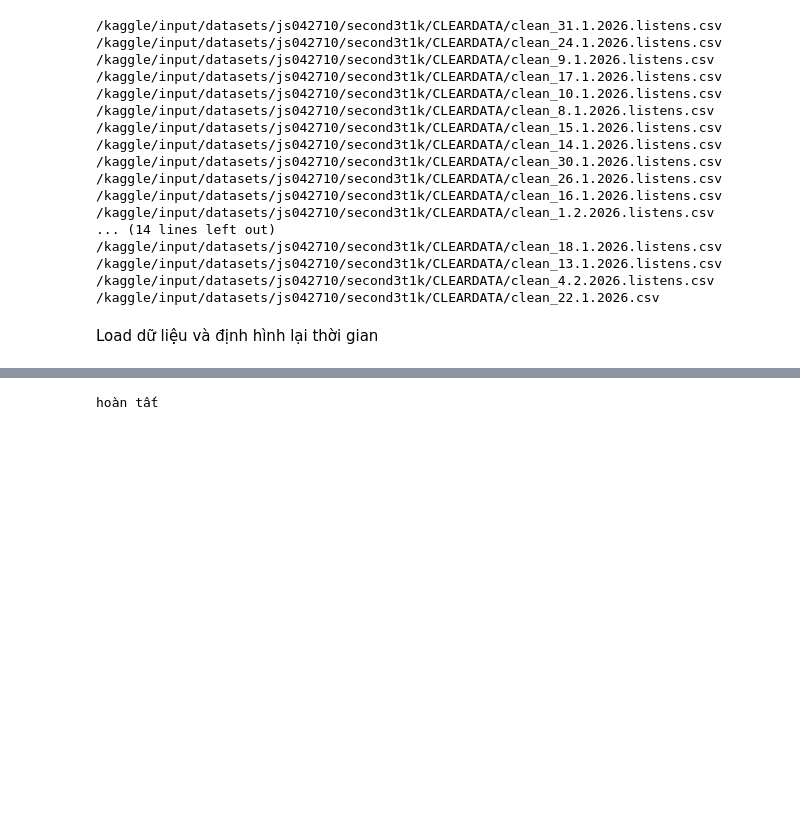
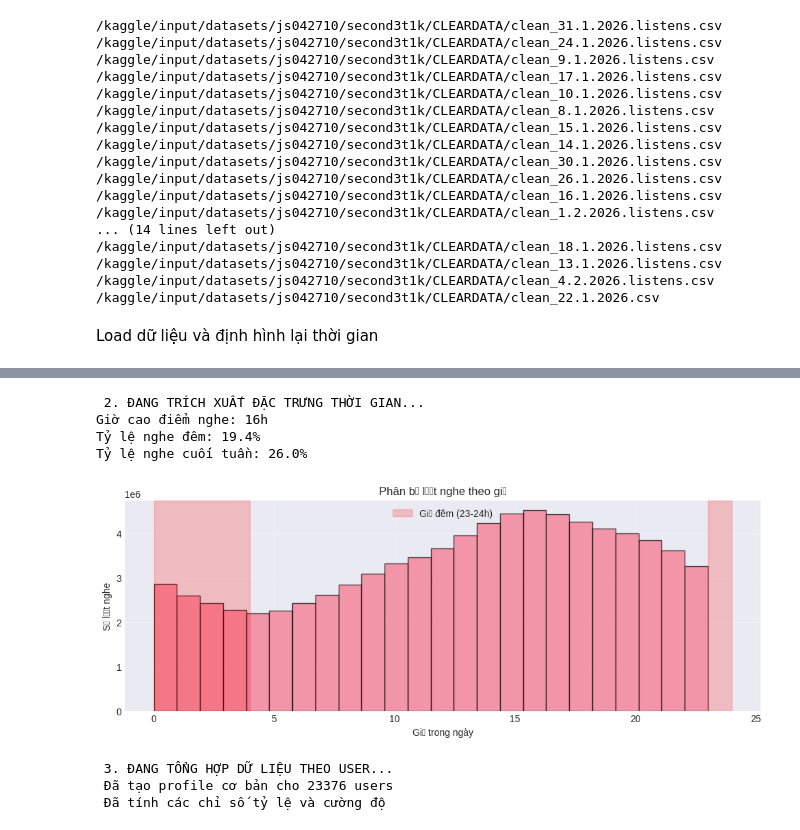
Before and after one commit to TimeSpalding/DataMining-, a Jupyter notebook: module1.ipynb, the cells around one changed output, grey strips where cells are left out. Cells and saved outputs as stored; diff of their text form; code cells hidden in the pictures; blank space fills up the shorter version.

```diff
--- a/module1.ipynb
+++ b/module1.ipynb
@@ -159,4 +115,62 @@ Name: count, dtype: int64
-# %%
-print("hoàn tất")
-# %% [output]
-hoàn tất
+# %%
+# FEATURE ENGINEERING - PHẦN 1 (ĐẶC TRƯNG THỜI GIAN)
+print("\n 2. ĐANG TRÍCH XUẤT ĐẶC TRƯNG THỜI GIAN...")
+
+# Trích xuất đặc trưng thời gian
+df_full['hour'] = df_full['timestamp'].dt.hour
+df_full['day_of_week'] = df_full['timestamp'].dt.dayofweek
+df_full['is_weekend'] = df_full['day_of_week'].isin([5, 6]).astype(int)
+df_full['is_night'] = df_full['hour'].apply(lambda x: 1 if (x >= 23 or x <= 4) else 0)
+
+# Thống kê nhanh
+print(f"Giờ cao điểm nghe: {df_full['hour'].mode()[0]}h")
+print(f"Tỷ lệ nghe đêm: {df_full['is_night'].mean()*100:.1f}%")
+print(f"Tỷ lệ nghe cuối tuần: {df_full['is_weekend'].mean()*100:.1f}%")
+
+# Hiển thị phân bố giờ nghe
+plt.figure(figsize=(12, 4))
+plt.hist(df_full['hour'], bins=24, alpha=0.7, edgecolor='black')
+plt.axvspan(23, 24, alpha=0.2, color='red', label='Giờ đêm (23-24h)')
+plt.axvspan(0, 4, alpha=0.2, color='red')
+plt.xlabel('Giờ trong ngày')
+plt.ylabel('Số lượt nghe')
+plt.title('Phân bố lượt nghe theo giờ')
+plt.legend()
+plt.grid(True, alpha=0.3)
+plt.show()
+# %% [output]
+ 2. ĐANG TRÍCH XUẤT ĐẶC TRƯNG THỜI GIAN...
+Giờ cao điểm nghe: 16h
+Tỷ lệ nghe đêm: 19.4%
+Tỷ lệ nghe cuối tuần: 26.0%
+[figure, added]
+# %%
+# FEATURE ENGINEERING - PHẦN 2 (TỔNG HỢP THEO USER)
+print("\n 3. ĐANG TỔNG HỢP DỮ LIỆU THEO USER...")
+
+# Tổng hợp cơ bản
+user_profile = df_full.groupby('user_id').agg(
+    total_listens=('recording_msid', 'count'),
+    unique_artists=('artist_name', 'nunique'),
+    night_listens=('is_night', 'sum'),
+    weekend_listens=('is_weekend', 'sum'),
+    first_listen=('timestamp', 'min'),
+    last_listen=('timestamp', 'max')
+).reset_index()
+
+print(f" Đã tạo profile cơ bản cho {len(user_profile)} users")
+
+# Tính các tỷ lệ
+user_profile['night_ratio'] = user_profile['night_listens'] / user_profile['total_listens']
+user_profile['weekend_ratio'] = user_profile['weekend_listens'] / user_profile['total_listens']
+user_profile['artist_diversity'] = user_profile['unique_artists'] / user_profile['total_listens']
+
+# Tính số ngày hoạt động
+user_profile['active_days'] = (user_profile['last_listen'] - user_profile['first_listen']).dt.days + 1
+user_profile['avg_listens_per_day'] = user_profile['total_listens'] / user_profile['active_days']
+
+print(f" Đã tính các chỉ số tỷ lệ và cường độ")
+# %% [output]
+ 3. ĐANG TỔNG HỢP DỮ LIỆU THEO USER...
+ Đã tạo profile cơ bản cho 23376 users
+ Đã tính các chỉ số tỷ lệ và cường độ
```
Also changed, not shown: parts of 4 cells of this notebook.
